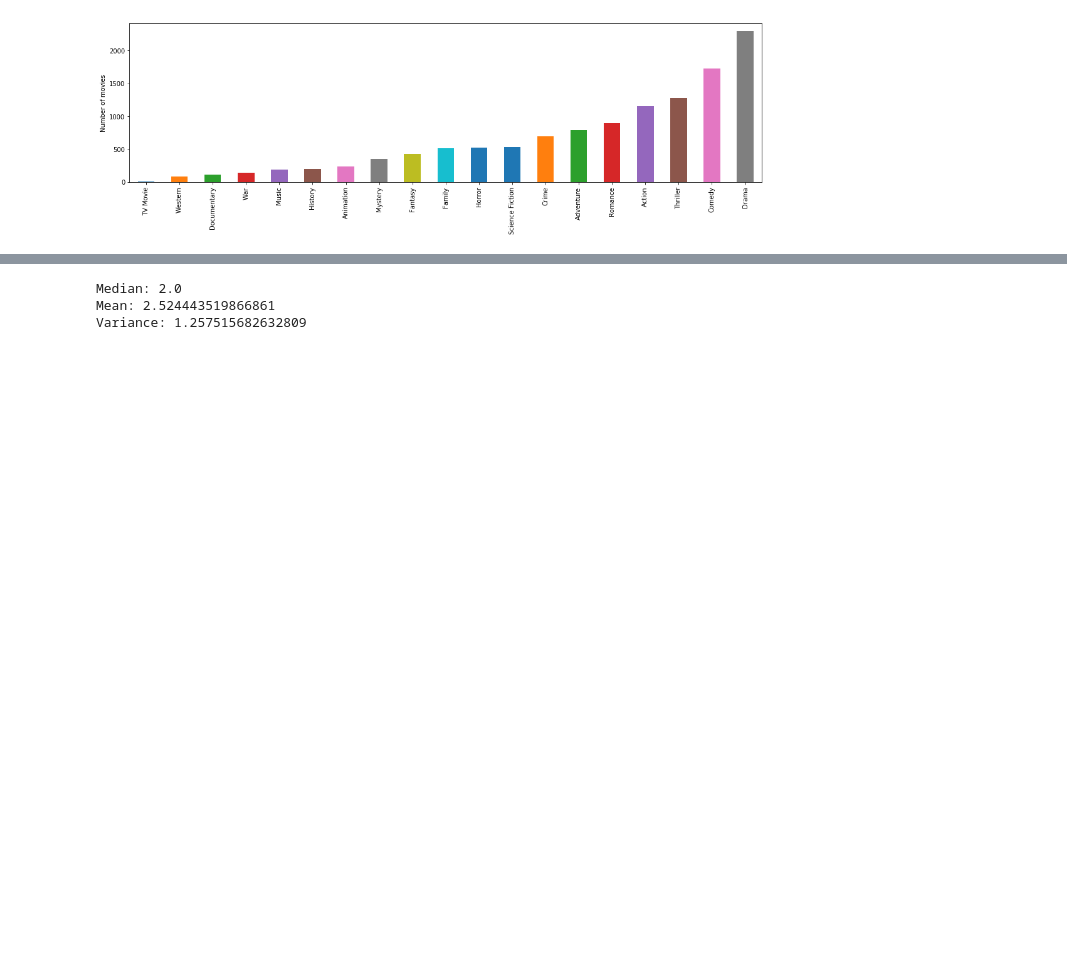
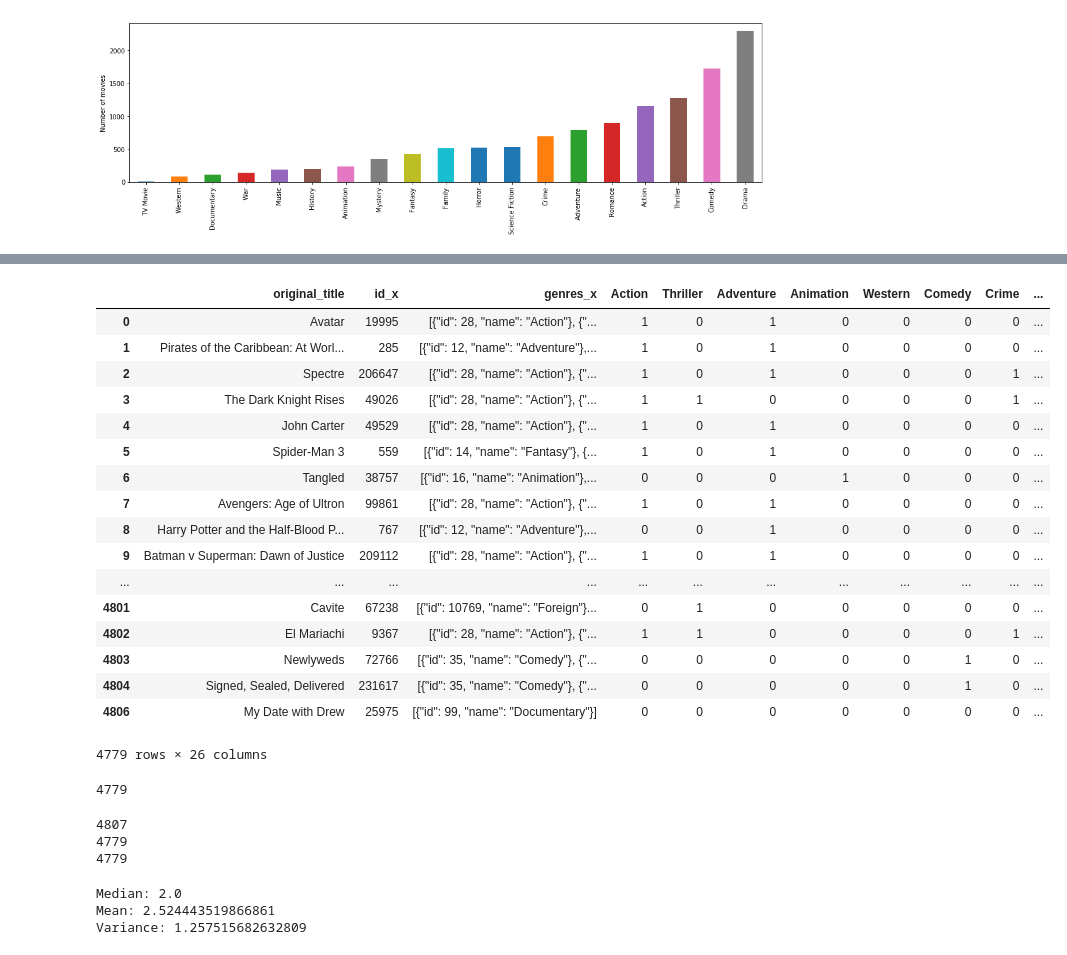
Before and after one commit to amitschechter/movie-posters, a Jupyter notebook: Data_Stats.ipynb, the cells around one changed output, grey strips where cells are left out. Cells and saved outputs as stored; diff of their text form; code cells hidden in the pictures; blank space fills up the shorter version.

```diff
--- a/Data_Stats.ipynb
+++ b/Data_Stats.ipynb
@@ -230,0 +132,11 @@ genres_columns
+# %%
+#eliminates movies without any genres tagged
+df_genres_updated = df_genres.loc[df_genres['Total genres per movie'] > 0]
+
+
+###the following adds a "filename" column to df_genres_updated
+#making series with prefix and suffix
+df_genres_updated['id_x'] = df_genres_updated['id_x'].astype(str)
+df_genres_updated['pre'] = 'm_'
+df_genres_updated['post'] = '.jpg'
+df_genres_updated['filename'] = df_genres_updated['pre'] + df_genres_updated['id_x'] + df_genres_updated['post']
@@ -231,3 +176,36 @@ genres_columns
+# %%
+df_genres_updated
+# %% [output]
+|  | original_title | id_x | genres_x | Action | Thriller | Adventure | Animation | Western | Comedy | Crime | ... |
+| 0 | Avatar | 19995 | [{"id": 28, "name": "Action"}, {"... | 1 | 0 | 1 | 0 | 0 | 0 | 0 | ... |
+| 1 | Pirates of the Caribbean: At Worl... | 285 | [{"id": 12, "name": "Adventure"},... | 1 | 0 | 1 | 0 | 0 | 0 | 0 | ... |
+| 2 | Spectre | 206647 | [{"id": 28, "name": "Action"}, {"... | 1 | 0 | 1 | 0 | 0 | 0 | 1 | ... |
+| 3 | The Dark Knight Rises | 49026 | [{"id": 28, "name": "Action"}, {"... | 1 | 1 | 0 | 0 | 0 | 0 | 1 | ... |
+| 4 | John Carter | 49529 | [{"id": 28, "name": "Action"}, {"... | 1 | 0 | 1 | 0 | 0 | 0 | 0 | ... |
+| 5 | Spider-Man 3 | 559 | [{"id": 14, "name": "Fantasy"}, {... | 1 | 0 | 1 | 0 | 0 | 0 | 0 | ... |
+| 6 | Tangled | 38757 | [{"id": 16, "name": "Animation"},... | 0 | 0 | 0 | 1 | 0 | 0 | 0 | ... |
+| 7 | Avengers: Age of Ultron | 99861 | [{"id": 28, "name": "Action"}, {"... | 1 | 0 | 1 | 0 | 0 | 0 | 0 | ... |
+| 8 | Harry Potter and the Half-Blood P... | 767 | [{"id": 12, "name": "Adventure"},... | 0 | 0 | 1 | 0 | 0 | 0 | 0 | ... |
+| 9 | Batman v Superman: Dawn of Justice | 209112 | [{"id": 28, "name": "Action"}, {"... | 1 | 0 | 1 | 0 | 0 | 0 | 0 | ... |
+| ... | ... | ... | ... | ... | ... | ... | ... | ... | ... | ... | ... |
+| 4801 | Cavite | 67238 | [{"id": 10769, "name": "Foreign"}... | 0 | 1 | 0 | 0 | 0 | 0 | 0 | ... |
+| 4802 | El Mariachi | 9367 | [{"id": 28, "name": "Action"}, {"... | 1 | 1 | 0 | 0 | 0 | 0 | 1 | ... |
+| 4803 | Newlyweds | 72766 | [{"id": 35, "name": "Comedy"}, {"... | 0 | 0 | 0 | 0 | 0 | 1 | 0 | ... |
+| 4804 | Signed, Sealed, Delivered | 231617 | [{"id": 35, "name": "Comedy"}, {"... | 0 | 0 | 0 | 0 | 0 | 1 | 0 | ... |
+| 4806 | My Date with Drew | 25975 | [{"id": 99, "name": "Documentary"}] | 0 | 0 | 0 | 0 | 0 | 0 | 0 | ... |
+4779 rows × 26 columns
+# %%
+len(df_filename_genres)
+# %% [output]
+4779
+# %%
+print(len(df_genres))  #these are all the movies
+print(len(df_genres_updated)) #these are all the movies with >0 genres tagged
+print(len(df_filename_genres))
+# %% [output]
+4807
+4779
+4779
 # %%
 print('Median: %s' % np.median(df_genres['Total genres per movie']))
 print('Mean: %s' % np.mean(df_genres['Total genres per movie']))
```
Also changed, not shown: parts of 11 cells of this notebook, 3 other files.
